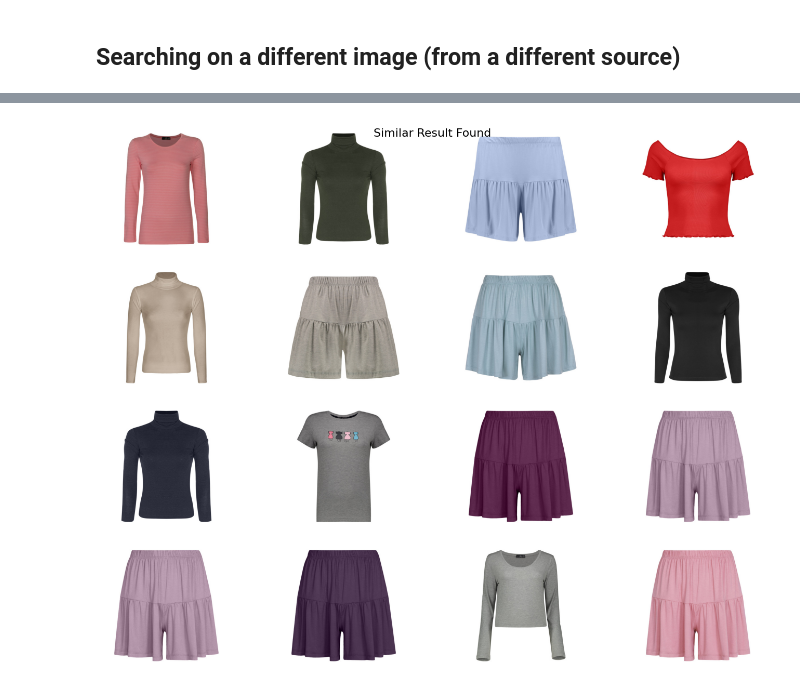
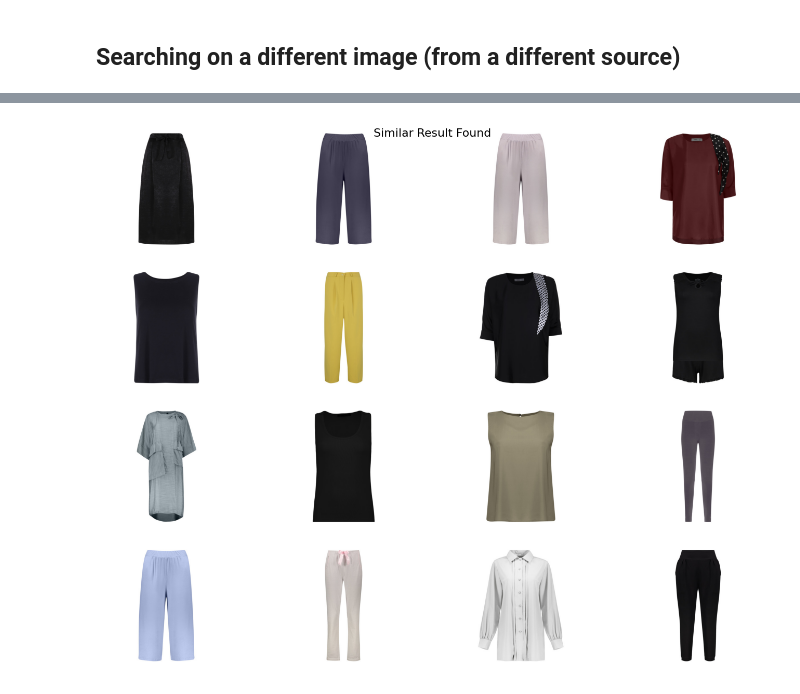
Before and after one commit to prp-e/oss_visual_search, a Jupyter notebook: notebooks/Visual Search Lab.ipynb, the cells around one changed output, grey strips where cells are left out. Cells and saved outputs as stored; diff of their text form; code cells hidden in the pictures.

```diff
--- a/notebooks/Visual Search Lab.ipynb
+++ b/notebooks/Visual Search Lab.ipynb
@@ -105,4 +105,4 @@ plt.imshow(image)
 # %%
-SearchImage().plot_similar_images(image_path='test_data/short_skirt.jpg')
+SearchImage().plot_similar_images(image_path='test_data/skirt-2.jpg')
 # %% [output]
-[figure, old version]
+[figure, new version]
```
Also changed, not shown: parts of 2 cells of this notebook.
